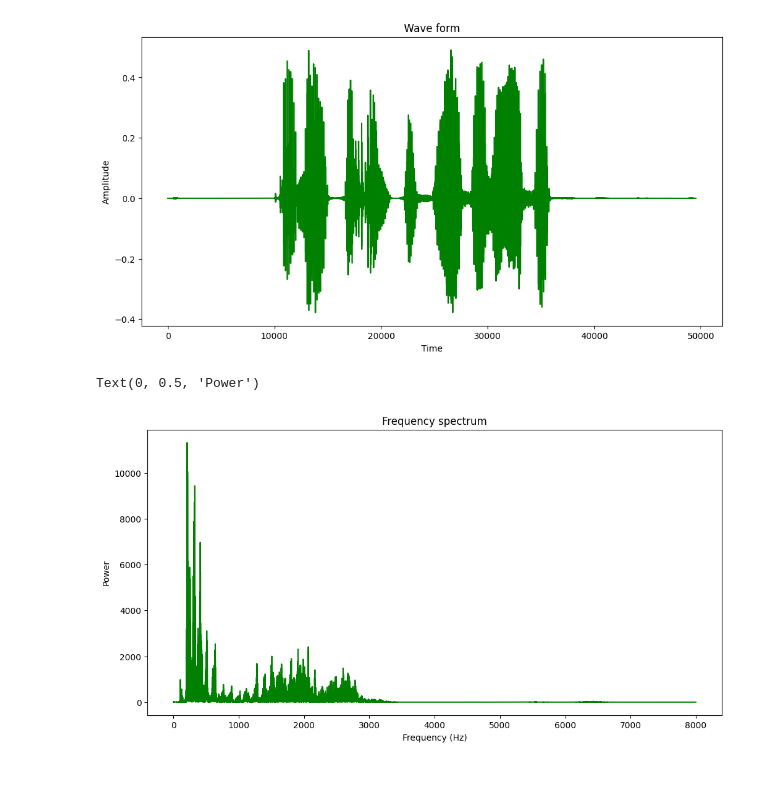
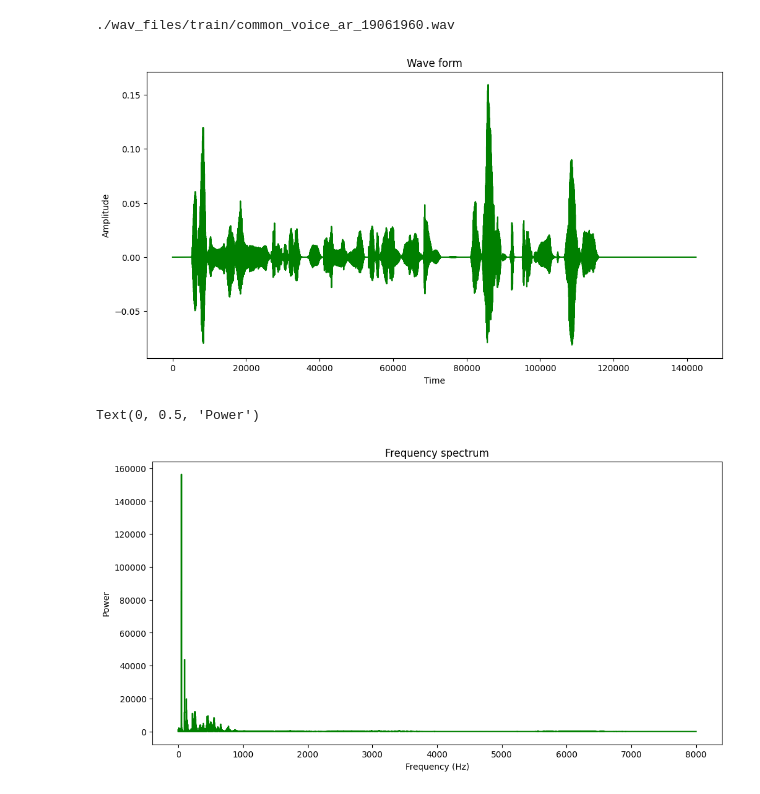
Before and after one commit to Gonxped31/Projet-STT-3795, a Jupyter notebook: src/data/fourier_transform.ipynb, the cells around one changed output. Drawn from its saved outputs; the diff is of its cells as text; code cells hidden in the pictures.

```diff
--- a/src/data/fourier_transform.ipynb
+++ b/src/data/fourier_transform.ipynb
@@ -25,23 +25,28 @@ validation_df = pd.read_csv('./wav_files/validation/validation_data.csv')
 validation_df['Length'] = validation_df['paths'].apply(lambda x: get_length(x, 'validation'))
 # %%
 ### Get the waveform of the audio file ###
-file = train_df['paths'][0]
-path = './wav_files/train/' + file
+file = train_df['paths'][10000]
+#path = './wav_files/train/' + file
+path = './wav_files/train/common_voice_ar_19061960.wav'
+
+print(path)
+
 
 #sample_rate represent the number of samples per seconds in the original signal.
 data, sample_rate = librosa.load(path, sr=None)
 
 #clean data
 data = nr.reduce_noise(y=data, sr=sample_rate)
 
 plt.figure(figsize=(12,6))
 plt.plot(data, color='green')
 plt.title('Wave form')
 plt.ylabel("Amplitude")
 plt.xlabel("Time")
 plt.show()
 # %% [output]
+./wav_files/train/common_voice_ar_19061960.wav
-[figure, old version]
+[figure, new version]
 # %%
 ### Get the frequency spectrum ###
 
@@ -67,4 +72,4 @@ plt.xlabel('Frequency (Hz)')
 plt.ylabel('Power')
 # %% [output]
 Text(0, 0.5, 'Power')
-[figure, old version]
+[figure, new version]
```
Also changed, not shown: 7 other files.
